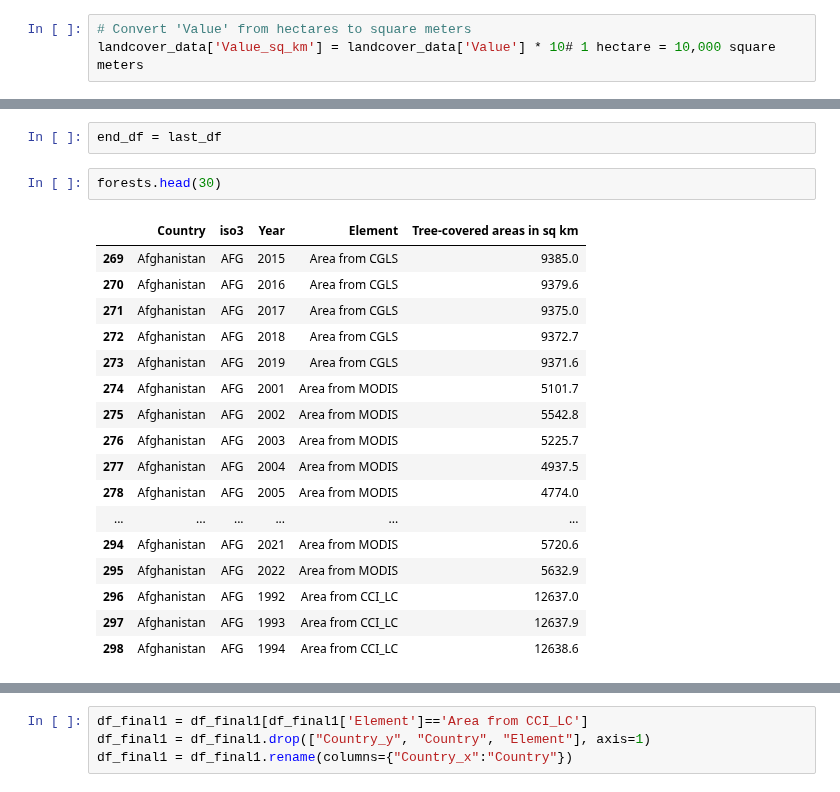
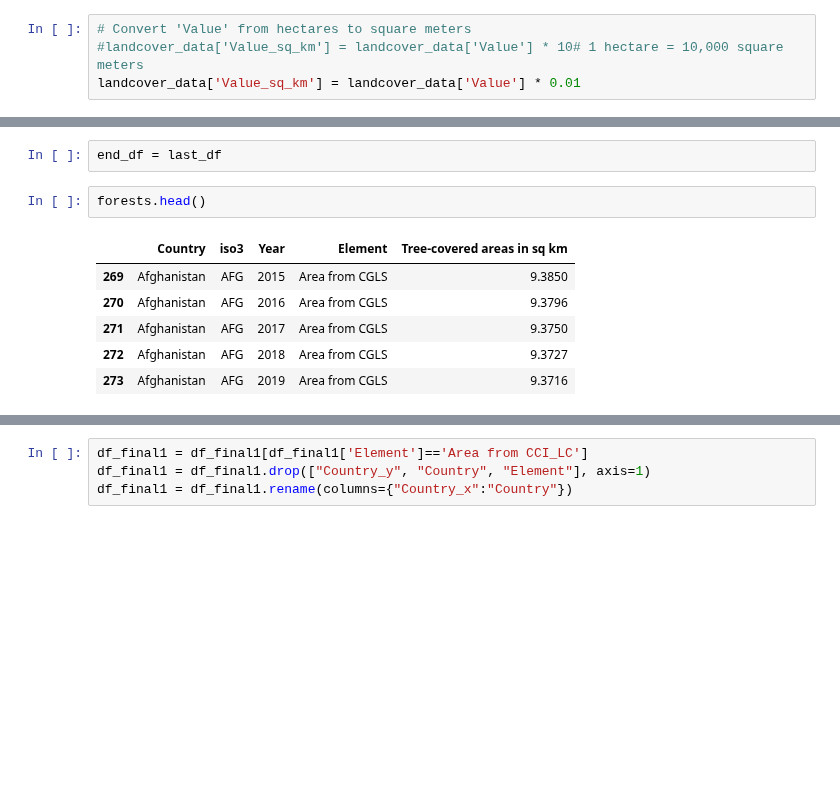
Before and after one commit to ZeliaDec/DataScience, a Jupyter notebook: Data_Notebook.ipynb, the cells around one changed output, grey strips where cells are left out. Saved outputs shown, nothing was run; the diff lists cells and outputs as text; blank space fills up the shorter version.

```diff
--- a/Data_Notebook.ipynb
+++ b/Data_Notebook.ipynb
@@ -713,4 +775,5 @@ array(['Belgium-Luxembourg', 'Channel Islands', 'China', 'Czechoslovakia',
        'Sudan (former)', 'Wake Island'], dtype=object)
 # %%
 # Convert 'Value' from hectares to square meters
-landcover_data['Value_sq_km'] = landcover_data['Value'] * 10# 1 hectare = 10,000 square meters
+#landcover_data['Value_sq_km'] = landcover_data['Value'] * 10# 1 hectare = 10,000 square meters
+landcover_data['Value_sq_km'] = landcover_data['Value'] * 0.01
@@ -782,23 +876,12 @@ See the caveats in the documentation: https://pandas.pydata.org/pandas-docs/stab
 # %%
 end_df = last_df
 # %%
-forests.head(30)
+forests.head()
 # %% [output]
 |  | Country | iso3 | Year | Element | Tree-covered areas in sq km |
-| 269 | Afghanistan | AFG | 2015 | Area from CGLS | 9385.0 |
-| 270 | Afghanistan | AFG | 2016 | Area from CGLS | 9379.6 |
-| 271 | Afghanistan | AFG | 2017 | Area from CGLS | 9375.0 |
-| 272 | Afghanistan | AFG | 2018 | Area from CGLS | 9372.7 |
-| 273 | Afghanistan | AFG | 2019 | Area from CGLS | 9371.6 |
-| 274 | Afghanistan | AFG | 2001 | Area from MODIS | 5101.7 |
-| 275 | Afghanistan | AFG | 2002 | Area from MODIS | 5542.8 |
-| 276 | Afghanistan | AFG | 2003 | Area from MODIS | 5225.7 |
-| 277 | Afghanistan | AFG | 2004 | Area from MODIS | 4937.5 |
-| 278 | Afghanistan | AFG | 2005 | Area from MODIS | 4774.0 |
-| ... | ... | ... | ... | ... | ... |
-| 294 | Afghanistan | AFG | 2021 | Area from MODIS | 5720.6 |
-| 295 | Afghanistan | AFG | 2022 | Area from MODIS | 5632.9 |
-| 296 | Afghanistan | AFG | 1992 | Area from CCI_LC | 12637.0 |
-| 297 | Afghanistan | AFG | 1993 | Area from CCI_LC | 12637.9 |
-| 298 | Afghanistan | AFG | 1994 | Area from CCI_LC | 12638.6 |
+| 269 | Afghanistan | AFG | 2015 | Area from CGLS | 9.3850 |
+| 270 | Afghanistan | AFG | 2016 | Area from CGLS | 9.3796 |
+| 271 | Afghanistan | AFG | 2017 | Area from CGLS | 9.3750 |
+| 272 | Afghanistan | AFG | 2018 | Area from CGLS | 9.3727 |
+| 273 | Afghanistan | AFG | 2019 | Area from CGLS | 9.3716 |
 # %%
```
Also changed, not shown: parts of 38 cells of this notebook, 2 other files.
